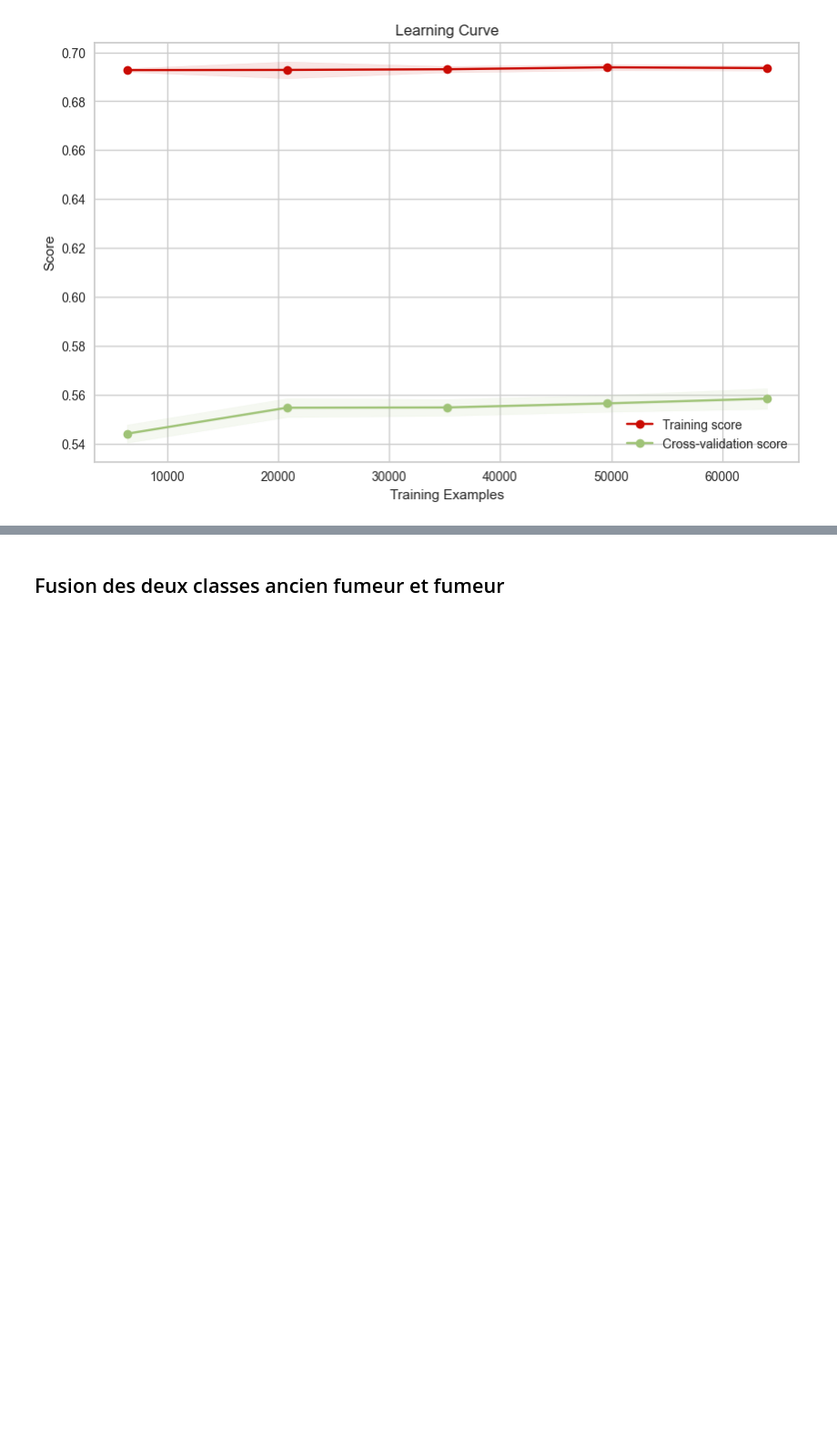
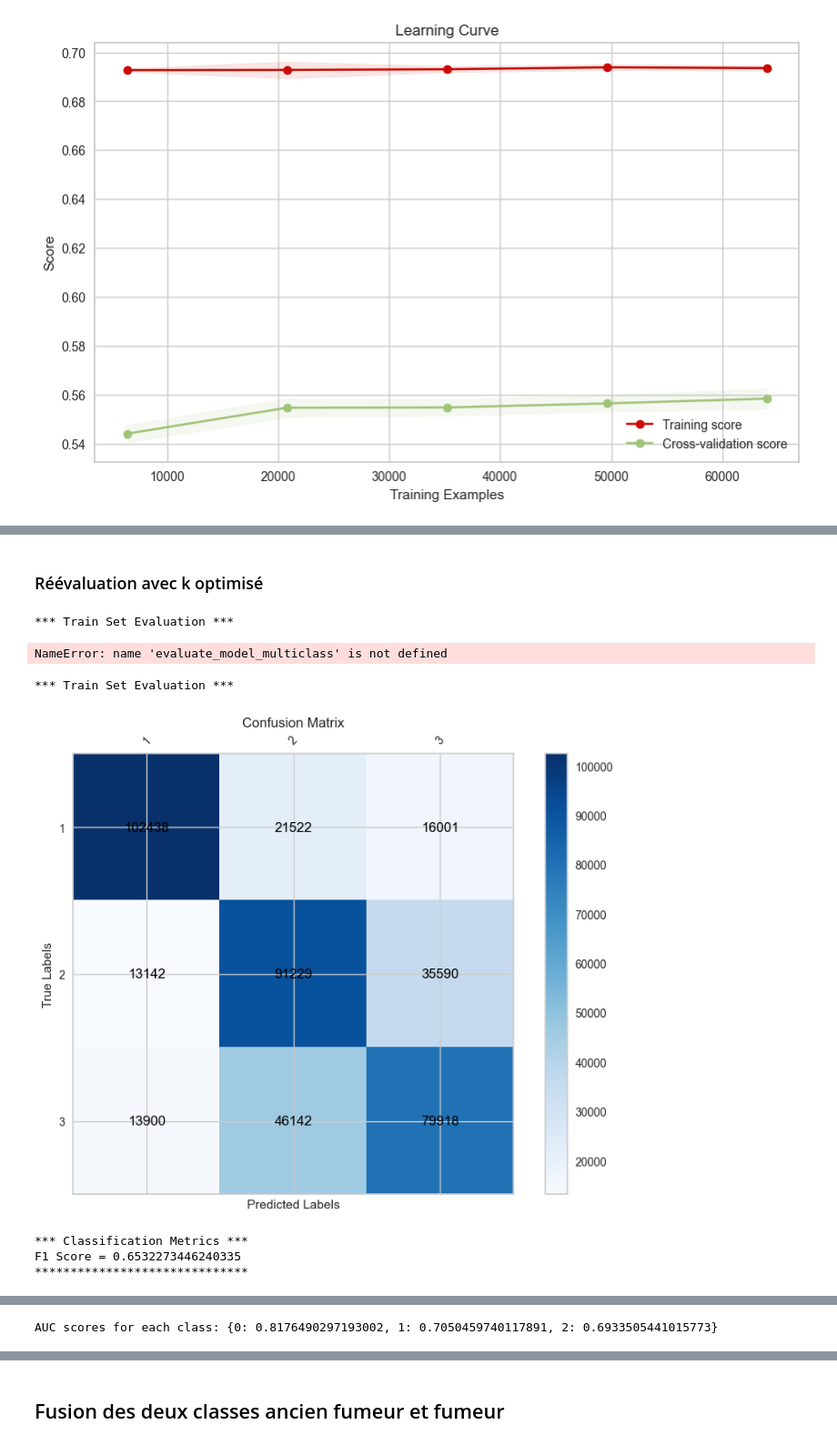
Before and after one commit to Merii-s/Machine-Learning-Smoking-multi-class-classification-, a Jupyter notebook: notebooks/modeling_KNN.ipynb, the cells around one changed output, grey strips where cells are left out. Shown at 91% size. Cells and saved outputs as stored; diff of their text form; code cells hidden in the pictures; blank space fills up the shorter version.

```diff
--- a/notebooks/modeling_KNN.ipynb
+++ b/notebooks/modeling_KNN.ipynb
@@ -472,0 +520,25 @@ plot_learning_curve(knn, X_train_pca, y_train, cv=5, train_sizes=np.linspace(0.1
+# %% [markdown]
+### Réévaluation avec k optimisé
+# %%
+# Train the model with the best hyperparameters
+# best_params = best_trial.params
+# knn_best = KNeighborsClassifier(**best_params)
+best_params = {'n_neighbors': 20}
+knn_best = KNeighborsClassifier(**best_params)
+knn_best.fit(X_train_pca, y_train)
+
+# Make predictions on the train set
+y_pred_train_best = knn_best.predict(X_train_pca)
+# %% [output]
+*** Train Set Evaluation ***
+NameError: name 'evaluate_model_multiclass' is not defined
+# %%
+# Evaluate the model on the train set
+print("*** Train Set Evaluation ***")
+evaluate_model_multiclass(y_train, y_pred_train_best, knn_best.classes_)
+# %% [output]
+*** Train Set Evaluation ***
+[figure, added]
+*** Classification Metrics ***
+F1 Score = 0.6532273446240335
+******************************
@@ -472,0 +546 @@ plot_learning_curve(knn, X_train_pca, y_train, cv=5, train_sizes=np.linspace(0.1
+AUC scores for each class: {0: 0.8176490297193002, 1: 0.7050459740117891, 2: 0.6933505441015773}
```
Also changed, not shown: parts of 9 cells of this notebook.
